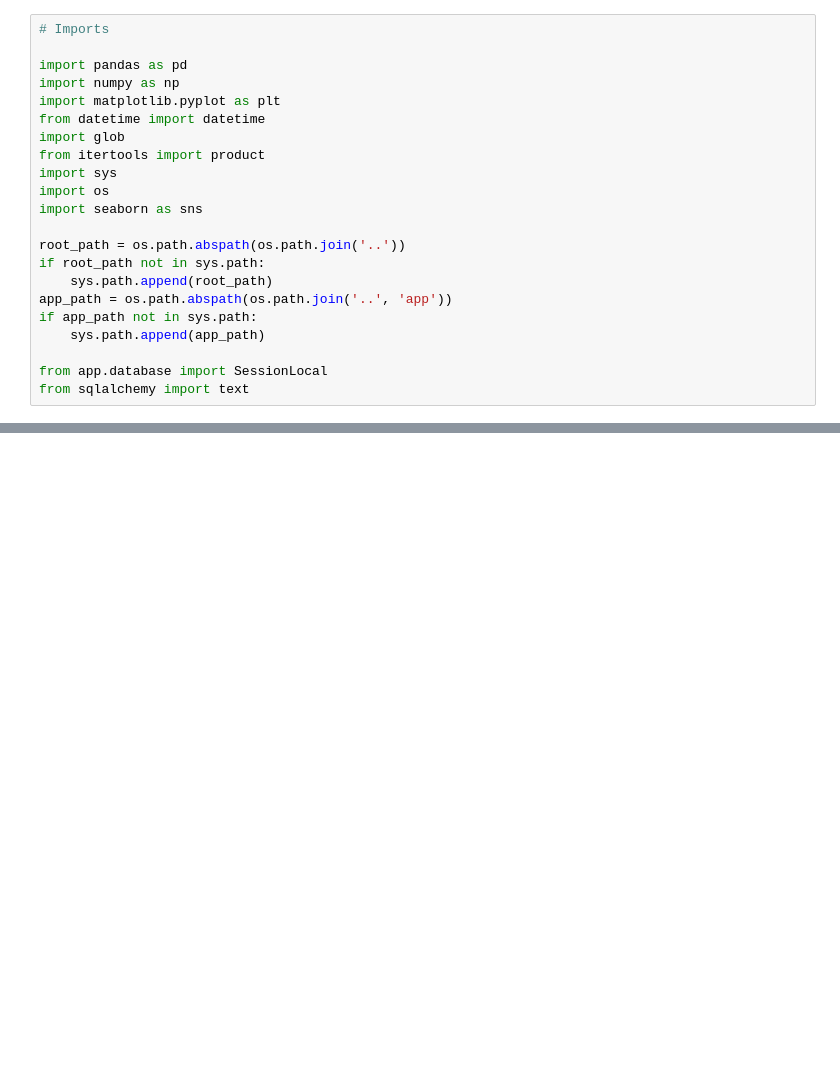
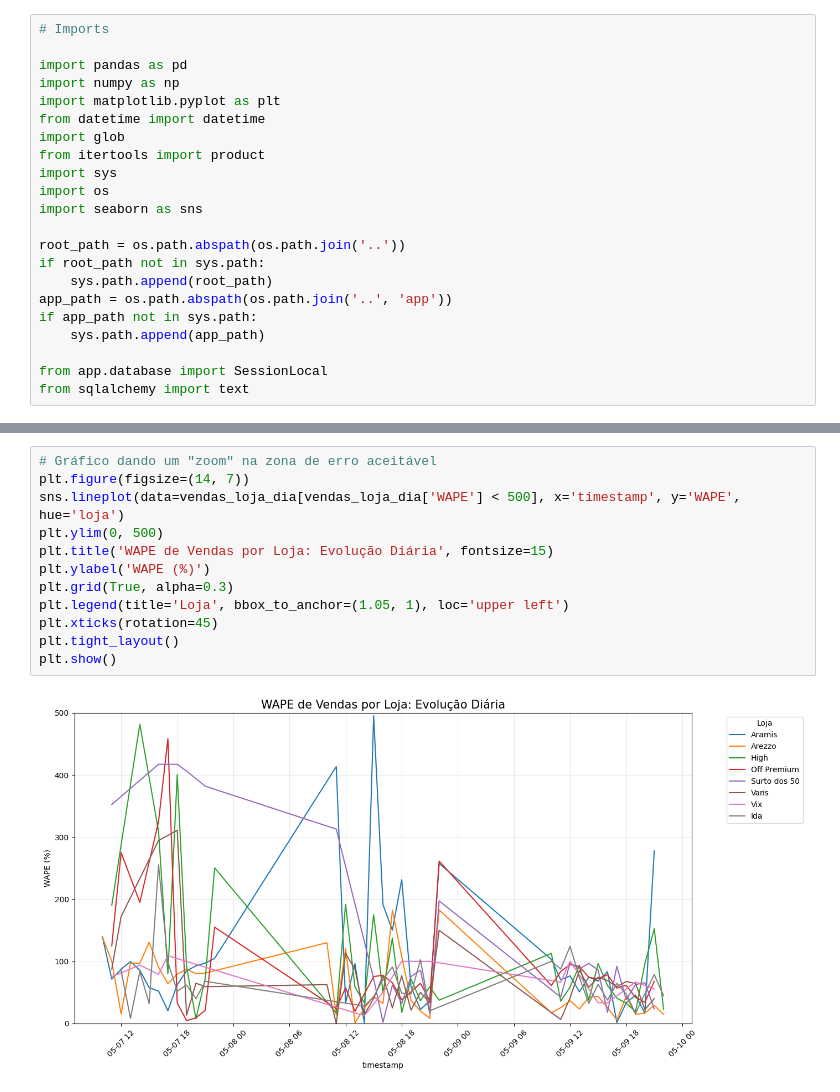
Before and after one commit to Kauadp/exagerado_api, a Jupyter notebook: notebooks/models_validation.ipynb, the cells around one changed output, grey strips where cells are left out. Cells and saved outputs as stored; diff of their text form; blank space fills up the shorter version.

```diff
--- a/notebooks/models_validation.ipynb
+++ b/notebooks/models_validation.ipynb
@@ -326 +333,15 @@ plt.show()
+# %%
+# Gráfico dando um "zoom" na zona de erro aceitável
+plt.figure(figsize=(14, 7))
+sns.lineplot(data=vendas_loja_dia[vendas_loja_dia['WAPE'] < 500], x='timestamp', y='WAPE', hue='loja')
+plt.ylim(0, 500)
+plt.title('WAPE de Vendas por Loja: Evolução Diária', fontsize=15)
+plt.ylabel('WAPE (%)')
+plt.grid(True, alpha=0.3)
+plt.legend(title='Loja', bbox_to_anchor=(1.05, 1), loc='upper left')
+plt.xticks(rotation=45)
+plt.tight_layout()
+plt.show()
+# %% [output]
+[figure, added]
 # %%
```
Also changed, not shown: parts of 8 cells of this notebook, 12 other files.
